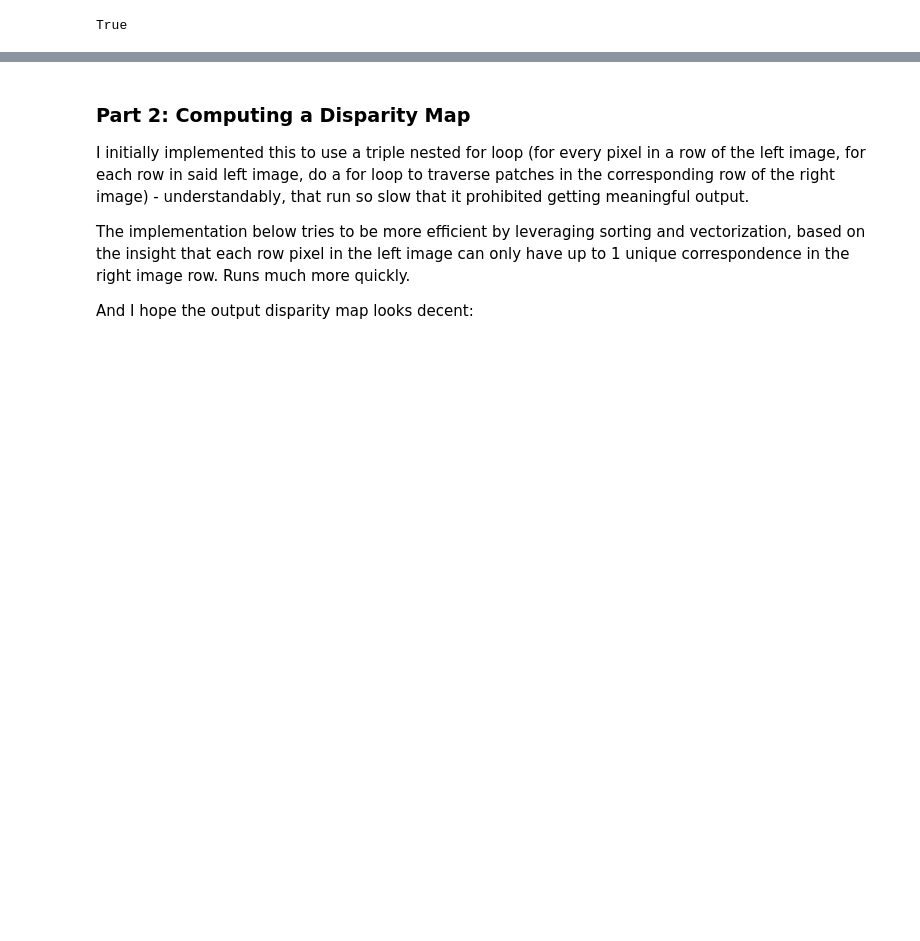
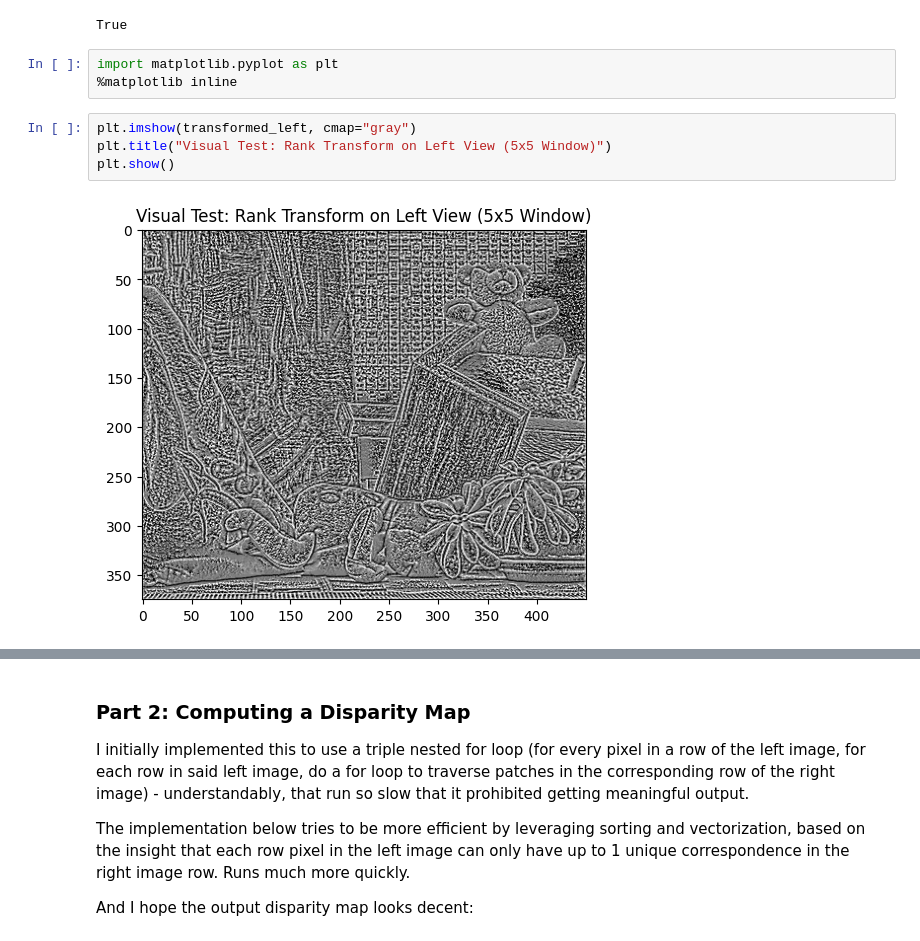
Before and after one commit to sraza-onshape/samaj-3d, a Jupyter notebook: src/experiments_hw2.ipynb, the cells around one changed output, grey strips where cells are left out. Cells and saved outputs as stored; diff of their text form; blank space fills up the shorter version.

```diff
--- a/src/experiments_hw2.ipynb
+++ b/src/experiments_hw2.ipynb
@@ -149,3 +149,12 @@ transformed_left = RankTransform2D.transform(
 transformed_left.shape == left_img.shape
 # %% [output]
 True
+# %%
+import matplotlib.pyplot as plt
+%matplotlib inline
+# %%
+plt.imshow(transformed_left, cmap="gray")
+plt.title("Visual Test: Rank Transform on Left View (5x5 Window)")
+plt.show()
+# %% [output]
+[figure, added]
```
Also changed, not shown: parts of 2 cells of this notebook, 1 other file.
